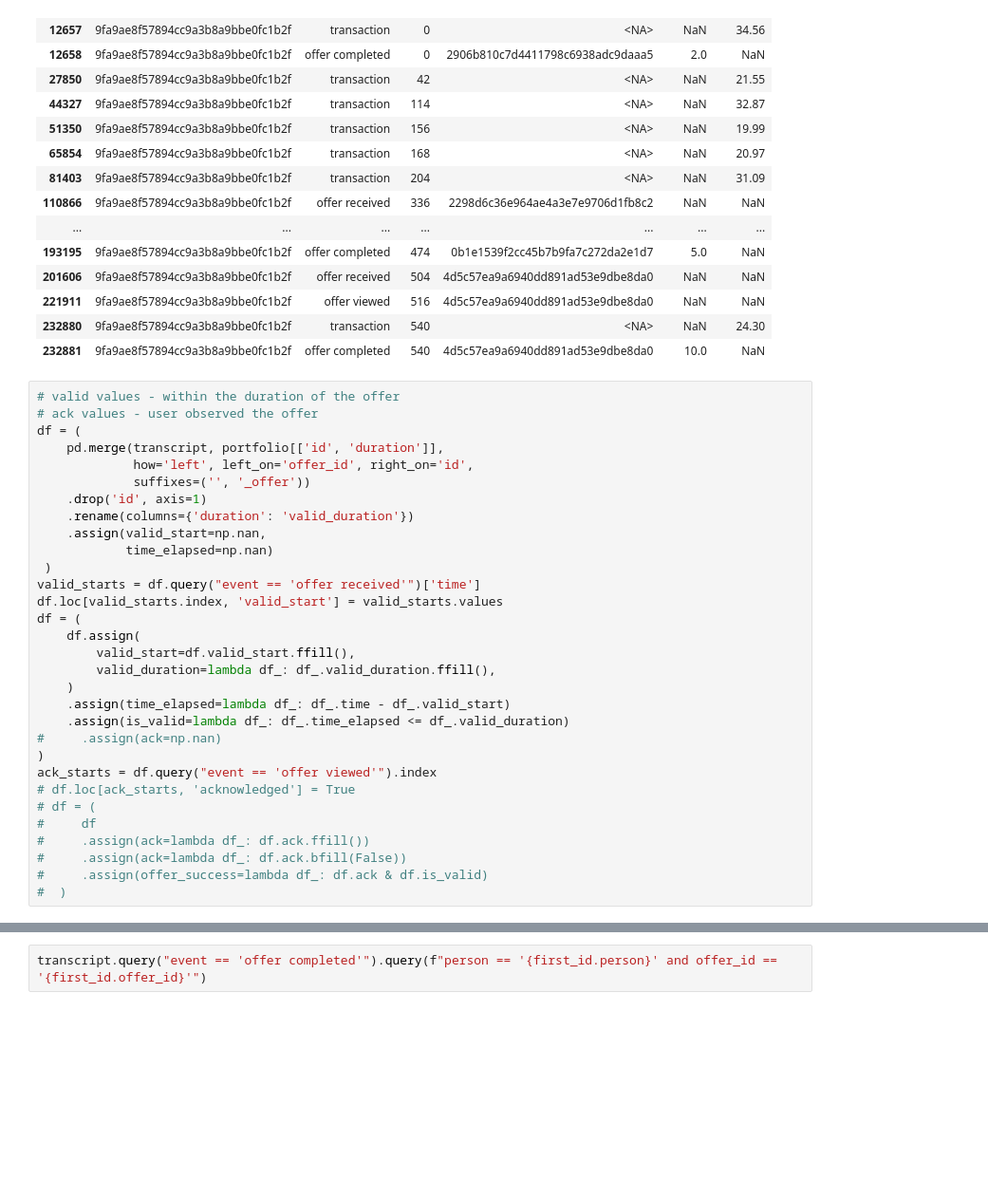
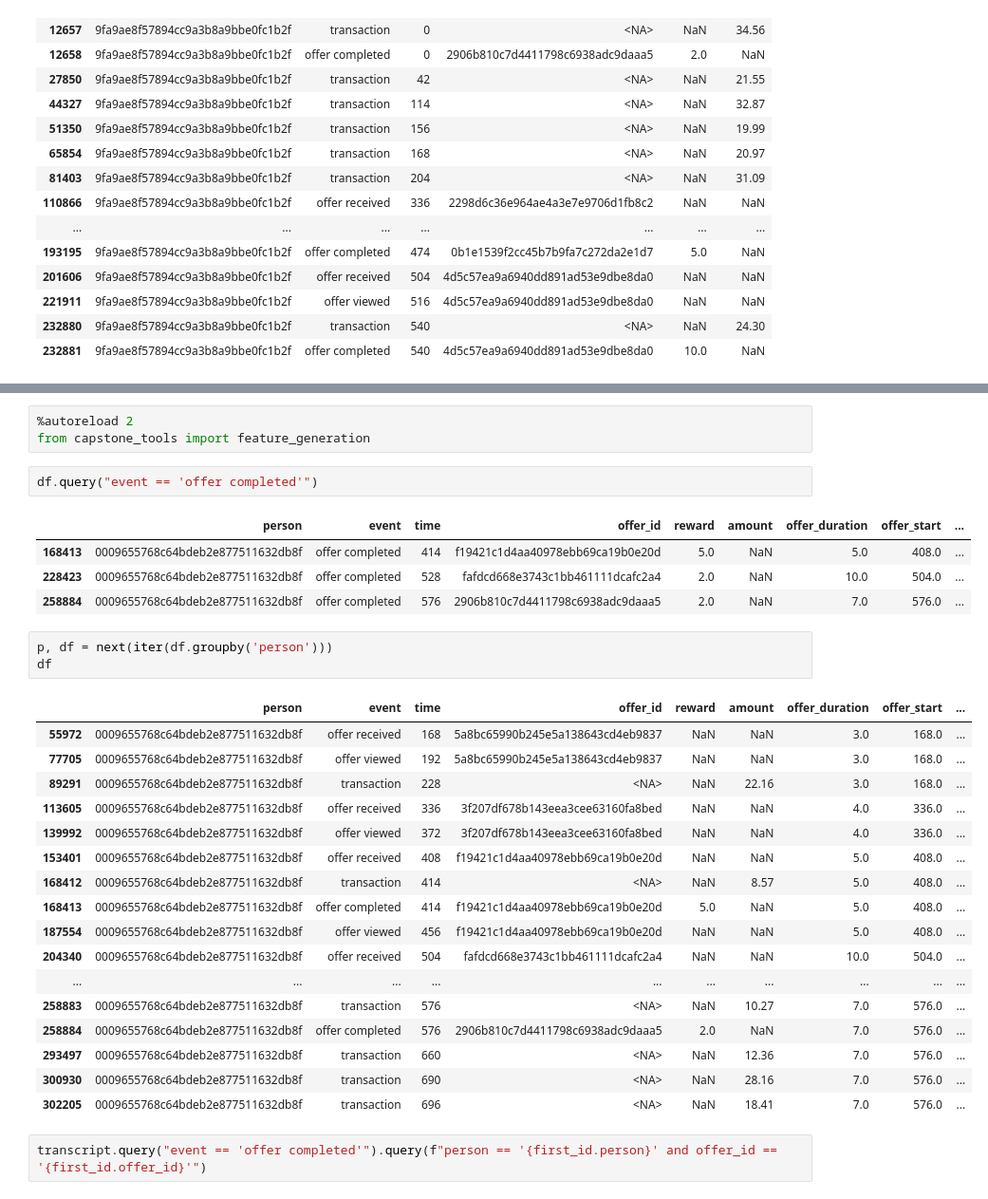
Before and after one commit to amcumber/udacity-mle-capstone-project, a Jupyter notebook: Starbucks_Capstone_notebook.ipynb, the cells around one changed output, grey strips where cells are left out. Shown at 95% size. Drawn from its saved outputs; the diff is of its cells as text; blank space fills up the shorter version.

```diff
--- a/Starbucks_Capstone_notebook.ipynb
+++ b/Starbucks_Capstone_notebook.ipynb
@@ -578,34 +287,3 @@ transcript.query(f"person == '{first_id.person}'")
 | 221911 | 9fa9ae8f57894cc9a3b8a9bbe0fc1b2f | offer viewed | 516 | 4d5c57ea9a6940dd891ad53e9dbe8da0 | NaN | NaN |
 | 232880 | 9fa9ae8f57894cc9a3b8a9bbe0fc1b2f | transaction | 540 | <NA> | NaN | 24.30 |
 | 232881 | 9fa9ae8f57894cc9a3b8a9bbe0fc1b2f | offer completed | 540 | 4d5c57ea9a6940dd891ad53e9dbe8da0 | 10.0 | NaN |
-# %%
-# valid values - within the duration of the offer
-# ack values - user observed the offer
-df = (
-    pd.merge(transcript, portfolio[['id', 'duration']],
-             how='left', left_on='offer_id', right_on='id',
-             suffixes=('', '_offer'))
-    .drop('id', axis=1)
-    .rename(columns={'duration': 'valid_duration'})
-    .assign(valid_start=np.nan,
-            time_elapsed=np.nan)
- )
-valid_starts = df.query("event == 'offer received'")['time']
-df.loc[valid_starts.index, 'valid_start'] = valid_starts.values
-df = (
-    df.assign(
-        valid_start=df.valid_start.ffill(),
-        valid_duration=lambda df_: df_.valid_duration.ffill(),
-    )
-    .assign(time_elapsed=lambda df_: df_.time - df_.valid_start)
-    .assign(is_valid=lambda df_: df_.time_elapsed <= df_.valid_duration)
-#     .assign(ack=np.nan)
-)
-ack_starts = df.query("event == 'offer viewed'").index
-# df.loc[ack_starts, 'acknowledged'] = True
-# df = (
-#     df
-#     .assign(ack=lambda df_: df.ack.ffill())
-#     .assign(ack=lambda df_: df.ack.bfill(False))
-#     .assign(offer_success=lambda df_: df.ack & df.is_valid)
-#  )
@@ -628,3 +290,34 @@ df
+# %%
+%autoreload 2
+from capstone_tools import feature_generation
+# %%
+df.query("event == 'offer completed'")
+# %% [output]
+|  | person | event | time | offer_id | reward | amount | offer_duration | offer_start | ... |
+| 168413 | 0009655768c64bdeb2e877511632db8f | offer completed | 414 | f19421c1d4aa40978ebb69ca19b0e20d | 5.0 | NaN | 5.0 | 408.0 | ... |
+| 228423 | 0009655768c64bdeb2e877511632db8f | offer completed | 528 | fafdcd668e3743c1bb461111dcafc2a4 | 2.0 | NaN | 10.0 | 504.0 | ... |
+| 258884 | 0009655768c64bdeb2e877511632db8f | offer completed | 576 | 2906b810c7d4411798c6938adc9daaa5 | 2.0 | NaN | 7.0 | 576.0 | ... |
+# %%
+p, df = next(iter(df.groupby('person')))
+df
+# %% [output]
+|  | person | event | time | offer_id | reward | amount | offer_duration | offer_start | ... |
+| 55972 | 0009655768c64bdeb2e877511632db8f | offer received | 168 | 5a8bc65990b245e5a138643cd4eb9837 | NaN | NaN | 3.0 | 168.0 | ... |
+| 77705 | 0009655768c64bdeb2e877511632db8f | offer viewed | 192 | 5a8bc65990b245e5a138643cd4eb9837 | NaN | NaN | 3.0 | 168.0 | ... |
+| 89291 | 0009655768c64bdeb2e877511632db8f | transaction | 228 | <NA> | NaN | 22.16 | 3.0 | 168.0 | ... |
+| 113605 | 0009655768c64bdeb2e877511632db8f | offer received | 336 | 3f207df678b143eea3cee63160fa8bed | NaN | NaN | 4.0 | 336.0 | ... |
+| 139992 | 0009655768c64bdeb2e877511632db8f | offer viewed | 372 | 3f207df678b143eea3cee63160fa8bed | NaN | NaN | 4.0 | 336.0 | ... |
+| 153401 | 0009655768c64bdeb2e877511632db8f | offer received | 408 | f19421c1d4aa40978ebb69ca19b0e20d | NaN | NaN | 5.0 | 408.0 | ... |
+| 168412 | 0009655768c64bdeb2e877511632db8f | transaction | 414 | <NA> | NaN | 8.57 | 5.0 | 408.0 | ... |
+| 168413 | 0009655768c64bdeb2e877511632db8f | offer completed | 414 | f19421c1d4aa40978ebb69ca19b0e20d | 5.0 | NaN | 5.0 | 408.0 | ... |
+| 187554 | 0009655768c64bdeb2e877511632db8f | offer viewed | 456 | f19421c1d4aa40978ebb69ca19b0e20d | NaN | NaN | 5.0 | 408.0 | ... |
+| 204340 | 0009655768c64bdeb2e877511632db8f | offer received | 504 | fafdcd668e3743c1bb461111dcafc2a4 | NaN | NaN | 10.0 | 504.0 | ... |
+| ... | ... | ... | ... | ... | ... | ... | ... | ... | ... |
+| 258883 | 0009655768c64bdeb2e877511632db8f | transaction | 576 | <NA> | NaN | 10.27 | 7.0 | 576.0 | ... |
+| 258884 | 0009655768c64bdeb2e877511632db8f | offer completed | 576 | 2906b810c7d4411798c6938adc9daaa5 | 2.0 | NaN | 7.0 | 576.0 | ... |
+| 293497 | 0009655768c64bdeb2e877511632db8f | transaction | 660 | <NA> | NaN | 12.36 | 7.0 | 576.0 | ... |
+| 300930 | 0009655768c64bdeb2e877511632db8f | transaction | 690 | <NA> | NaN | 28.16 | 7.0 | 576.0 | ... |
+| 302205 | 0009655768c64bdeb2e877511632db8f | transaction | 696 | <NA> | NaN | 18.41 | 7.0 | 576.0 | ... |
 # %%
 transcript.query("event == 'offer completed'").query(f"person == '{first_id.person}' and offer_id == '{first_id.offer_id}'")
 # %% [output]
```
Also changed, not shown: parts of 16 cells of this notebook, 10 other files.
